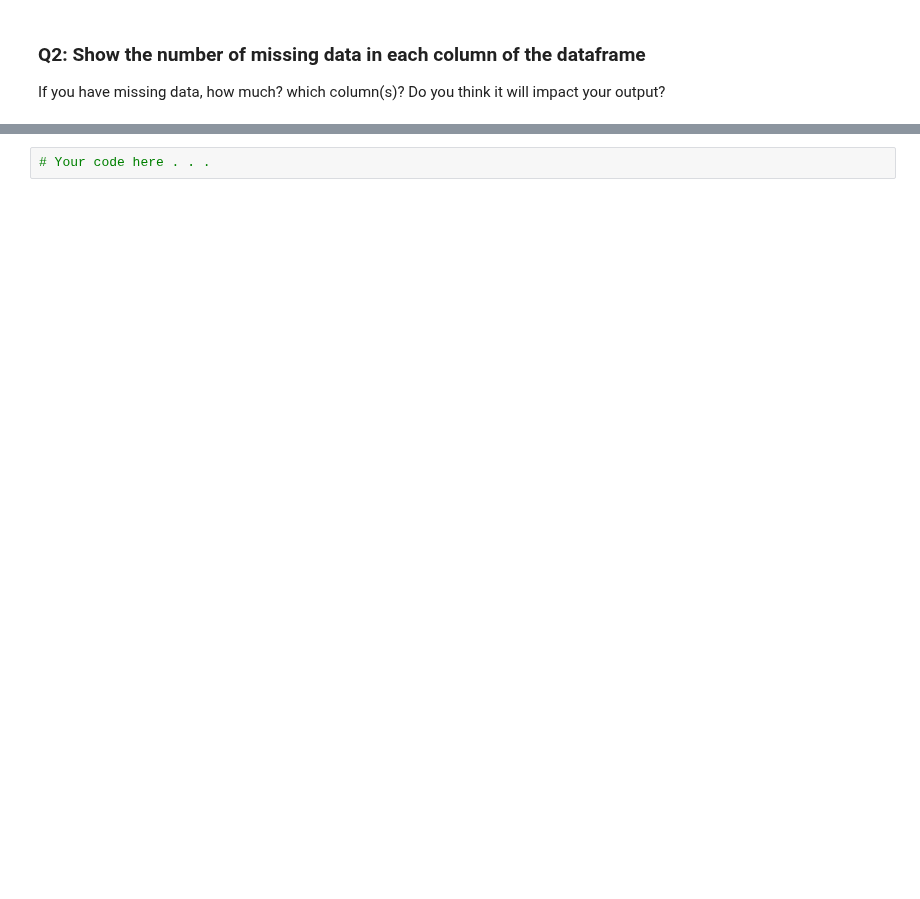
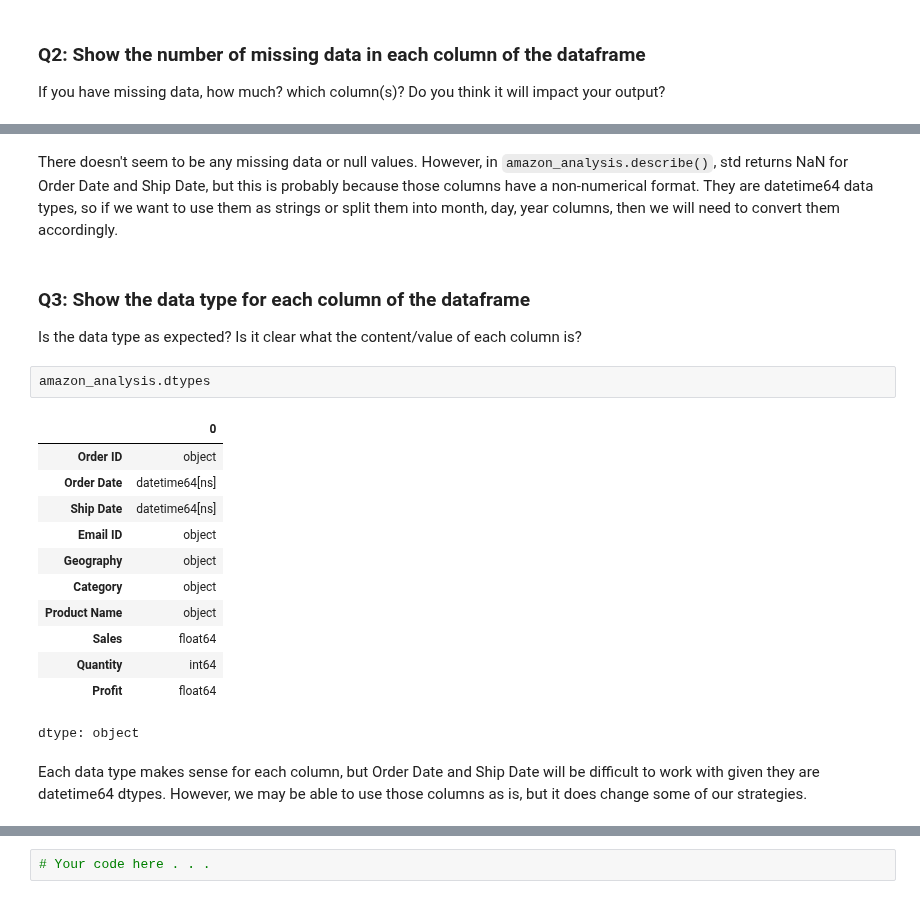
Before and after one commit to sjensen39/CS133_GP1, a Jupyter notebook: P1_initial_exploration.ipynb, the cells around one changed output, grey strips where cells are left out. Cells and saved outputs as stored; diff of their text form; blank space fills up the shorter version.

````diff
--- a/P1_initial_exploration.ipynb
+++ b/P1_initial_exploration.ipynb
@@ -21,0 +77,22 @@ If you have missing data, how much? which column(s)? Do you think it will impact
+# %% [markdown]
+There doesn't seem to be any missing data or null values. However, in ```amazon_analysis.describe()```, std returns NaN for Order Date and Ship Date, but this is probably because those columns have a non-numerical format. They are datetime64 data types, so if we want to use them as strings or split them into month, day, year columns, then we will need to convert them accordingly.
+# %% [markdown]
+### Q3: Show the data type for each column of the dataframe
+Is the data type as expected? Is it clear what the content/value of each column is?
+# %%
+amazon_analysis.dtypes
+# %% [output]
+|  | 0 |
+| Order ID | object |
+| Order Date | datetime64[ns] |
+| Ship Date | datetime64[ns] |
+| Email ID | object |
+| Geography | object |
+| Category | object |
+| Product Name | object |
+| Sales | float64 |
+| Quantity | int64 |
+| Profit | float64 |
+dtype: object
+# %% [markdown]
+Each data type makes sense for each column, but Order Date and Ship Date will be difficult to work with given they are datetime64 dtypes. However, we may be able to use those columns as is, but it does change some of our strategies.
````
Also changed, not shown: parts of 15 cells of this notebook.
